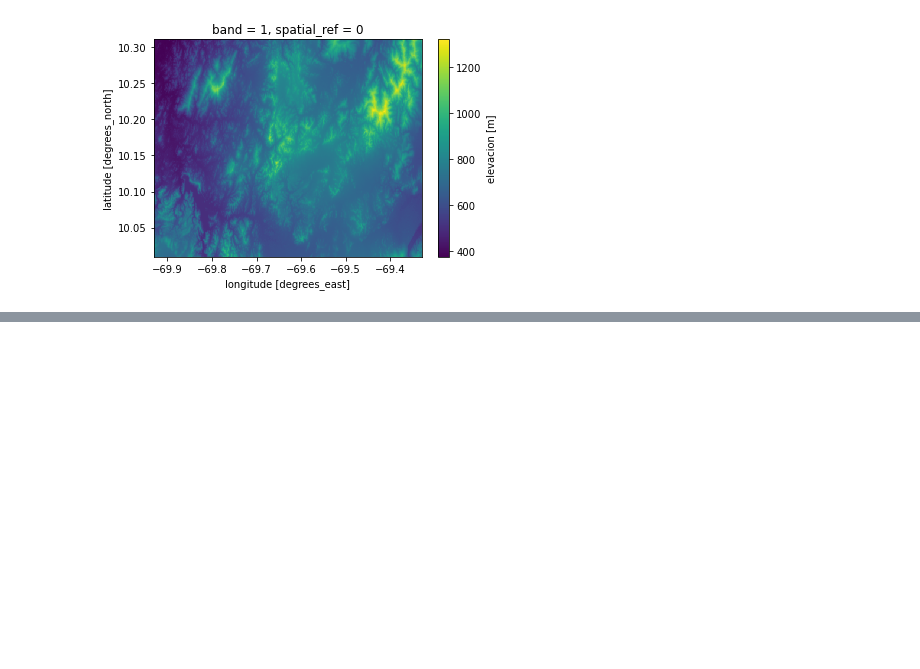
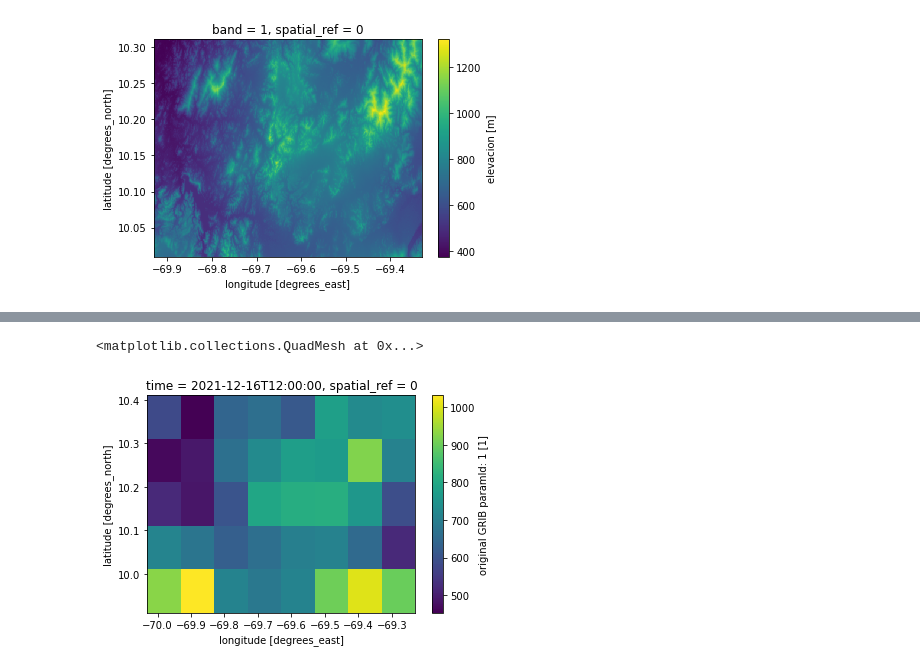
Before and after one commit to esglobe/geet-metview, a Jupyter notebook: 5_0_clip_elevacion.ipynb, the cells around one changed output, grey strips where cells are left out. Saved outputs shown, nothing was run; the diff lists cells and outputs as text; code cells hidden in the pictures; blank space fills up the shorter version.

```diff
--- a/5_0_clip_elevacion.ipynb
+++ b/5_0_clip_elevacion.ipynb
@@ -129,0 +177,43 @@ elevacion_rect.to_netcdf('./cerro_saroche/SRTMGL3/elevacion_rectangulo_clip.nc')
+# %%
+fieldset = [{
+              "gridType": "regular_ll",
+              "Nx": len([round(x,2) for x in centroide_x]),
+              "Ny": len([round(y,2) for y in centroide_y]),
+              "distinctLatitudes": [round(y,2) for y in centroide_y],
+              "distinctLongitudes": [round(x,2) for x in centroide_x],
+              "paramId": 1,
+              "shortName": f"{band}_media",
+              "values": media,
+              "dataDate": 20211216,
+              "dataTime": 1200
+              },
+              {
+              "gridType": "regular_ll",
+              "Nx": len([round(x,2) for x in centroide_x]),
+              "Ny": len([round(y,2) for y in centroide_y]),
+              "distinctLatitudes":[round(y,2) for y in centroide_y],
+              "distinctLongitudes": [round(x,2) for x in centroide_x],
+              "paramId": 2,
+              "shortName": f"{band}_mediana",
+              "values": mediana,
+              "dataDate": 20211216,
+              "dataTime": 1200
+              },
+              {
+              "gridType": "regular_ll",
+              "Nx": len([round(x,2) for x in centroide_x]),
+              "Ny": len([round(y,2) for y in centroide_y]),
+              "distinctLatitudes": [round(y,2) for y in centroide_y],
+              "distinctLongitudes":[round(x,2) for x in centroide_x],
+              "paramId": 3,
+              "shortName": f"{band}_maxima",
+              "values": maximo,
+              "dataDate": 20211216,
+              "dataTime": 1200
+              }
+              ]
+
+ds = xarray.open_dataset(fieldset, engine="cfgrib")
+ds = ds.rio.write_crs(precipitacion_rds.rio.crs)
+
+ds.to_netcdf('./cerro_saroche/SRTMGL3/elevacion_regrilla.nc')
@@ -129,0 +282,5 @@ elevacion_rect.to_netcdf('./cerro_saroche/SRTMGL3/elevacion_rectangulo_clip.nc')
+# %%
+ds.elevacion_media.plot()
+# %% [output]
+<matplotlib.collections.QuadMesh at 0x...>
+[figure, added]
```
Also changed, not shown: parts of 14 cells of this notebook, 1 other file.
